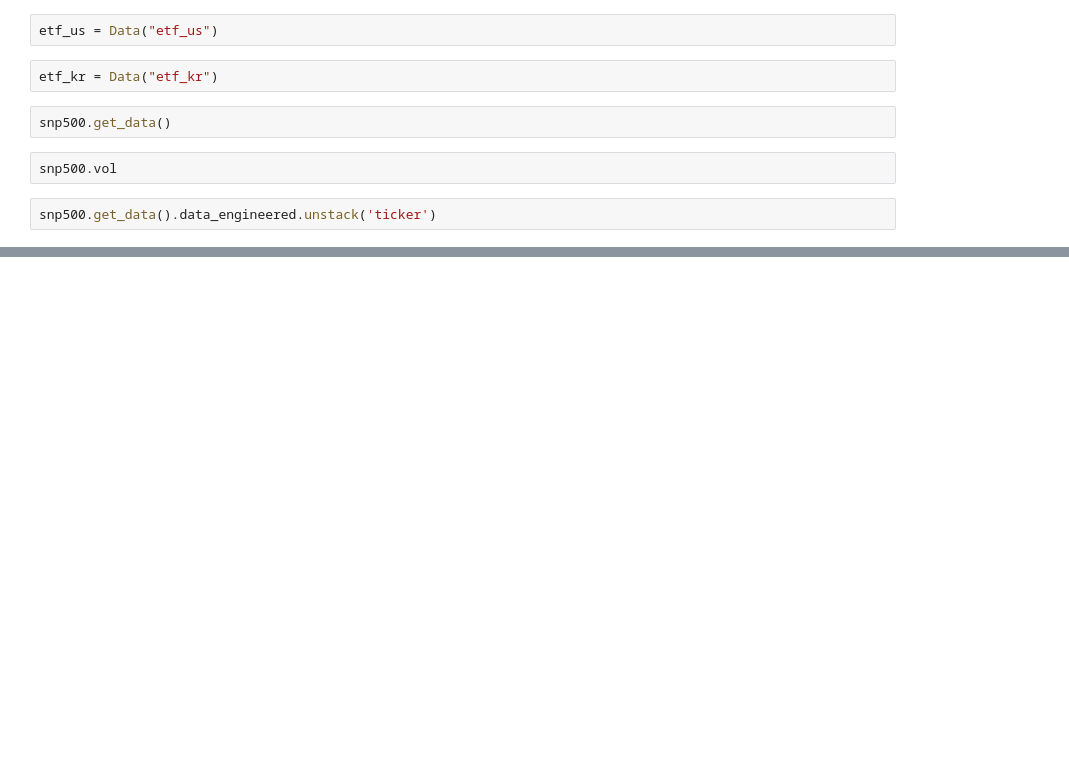
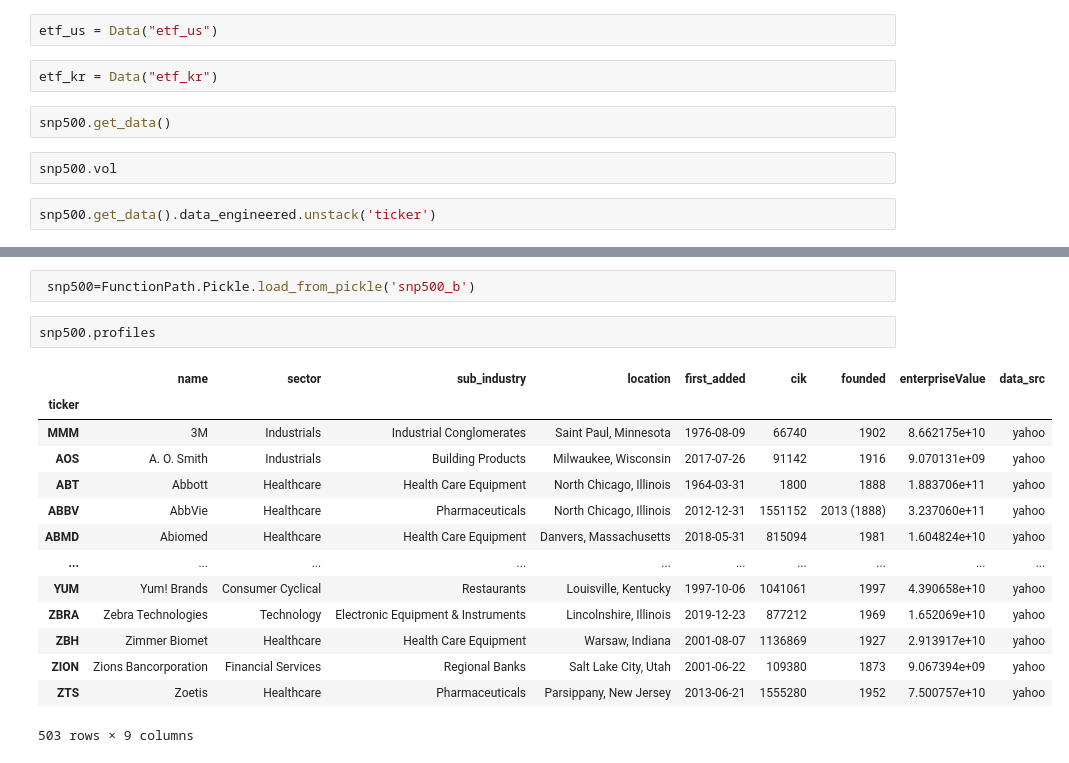
Before and after one commit to xikest/mlfi, a Jupyter notebook: quick_sheet_Data.ipynb, the cells around one changed output, grey strips where cells are left out. Saved outputs shown, nothing was run; the diff lists cells and outputs as text; blank space fills up the shorter version.

```diff
--- a/quick_sheet_Data.ipynb
+++ b/quick_sheet_Data.ipynb
@@ -89,0 +90,19 @@ snp500.get_data().data_engineered.unstack('ticker')
+# %%
+ snp500=FunctionPath.Pickle.load_from_pickle('snp500_b')
+# %%
+snp500.profiles
+# %% [output]
+|  | name | sector | sub_industry | location | first_added | cik | founded | enterpriseValue | data_src |
+| ticker |  |  |  |  |  |  |  |  |  |
+| MMM | 3M | Industrials | Industrial Conglomerates | Saint Paul, Minnesota | 1976-08-09 | 66740 | 1902 | 8.662175e+10 | yahoo |
+| AOS | A. O. Smith | Industrials | Building Products | Milwaukee, Wisconsin | 2017-07-26 | 91142 | 1916 | 9.070131e+09 | yahoo |
+| ABT | Abbott | Healthcare | Health Care Equipment | North Chicago, Illinois | 1964-03-31 | 1800 | 1888 | 1.883706e+11 | yahoo |
+| ABBV | AbbVie | Healthcare | Pharmaceuticals | North Chicago, Illinois | 2012-12-31 | 1551152 | 2013 (1888) | 3.237060e+11 | yahoo |
+| ABMD | Abiomed | Healthcare | Health Care Equipment | Danvers, Massachusetts | 2018-05-31 | 815094 | 1981 | 1.604824e+10 | yahoo |
+| ... | ... | ... | ... | ... | ... | ... | ... | ... | ... |
+| YUM | Yum! Brands | Consumer Cyclical | Restaurants | Louisville, Kentucky | 1997-10-06 | 1041061 | 1997 | 4.390658e+10 | yahoo |
+| ZBRA | Zebra Technologies | Technology | Electronic Equipment & Instruments | Lincolnshire, Illinois | 2019-12-23 | 877212 | 1969 | 1.652069e+10 | yahoo |
+| ZBH | Zimmer Biomet | Healthcare | Health Care Equipment | Warsaw, Indiana | 2001-08-07 | 1136869 | 1927 | 2.913917e+10 | yahoo |
+| ZION | Zions Bancorporation | Financial Services | Regional Banks | Salt Lake City, Utah | 2001-06-22 | 109380 | 1873 | 9.067394e+09 | yahoo |
+| ZTS | Zoetis | Healthcare | Pharmaceuticals | Parsippany, New Jersey | 2013-06-21 | 1555280 | 1952 | 7.500757e+10 | yahoo |
+503 rows × 9 columns
```
Also changed, not shown: parts of 9 cells of this notebook, 3 other files.
